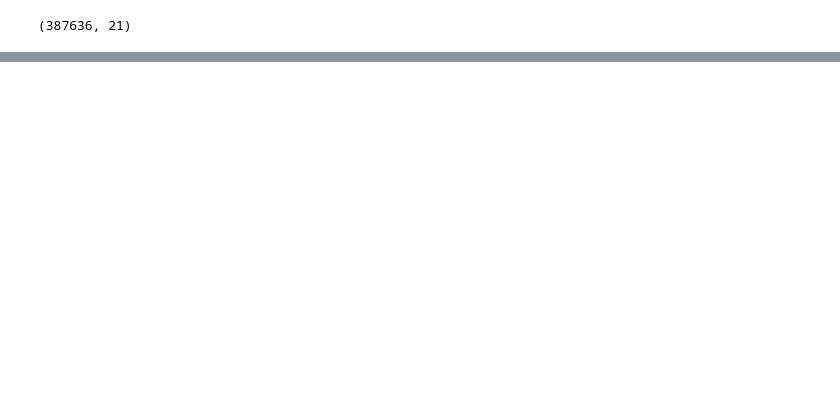
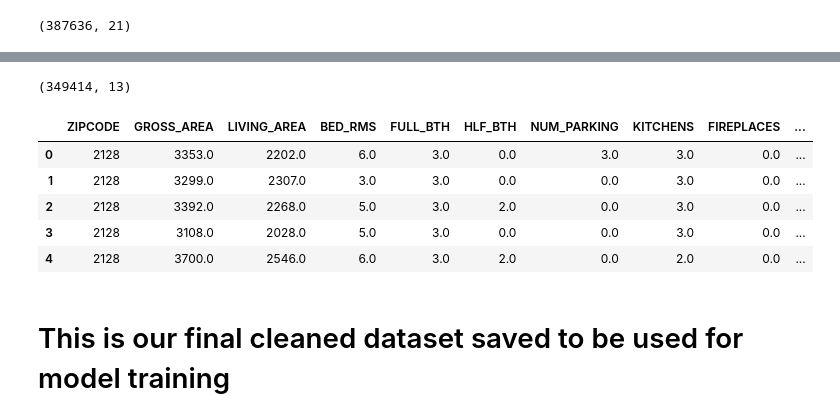
Before and after one commit to HarshaBeth/Boston-Area-Price-and-Crime-Prediction, a Jupyter notebook: backend/notebooks/price_prediction_data_vis_and_cleaning.ipynb, the cells around one changed output, grey strips where cells are left out. Drawn from its saved outputs; the diff is of its cells as text; code cells hidden in the pictures; blank space fills up the shorter version.

```diff
--- a/backend/notebooks/price_prediction_data_vis_and_cleaning.ipynb
+++ b/backend/notebooks/price_prediction_data_vis_and_cleaning.ipynb
@@ -375,0 +596,33 @@ clean_combined_price_data.to_csv('../datasets/price_datasets/cleaned_combined_pr
+# %%
+keep_cols = [
+    'ZIPCODE',
+    'GROSS_AREA',
+    'LIVING_AREA',
+    'BED_RMS',
+    'FULL_BTH',
+    'HLF_BTH',
+    'NUM_PARKING',
+    'KITCHENS',
+    'FIREPLACES',
+    'KITCHEN_TYPE',
+    'HEAT_TYPE',
+    'AC_TYPE',
+    'TOTAL_VALUE'  # target
+]
+
+clean_combined_price_data = clean_combined_price_data[keep_cols]
+# %%
+clean_combined_price_data.shape
+# %% [output]
+(349414, 13)
+# %%
+clean_combined_price_data.head()
+# %% [output]
+|  | ZIPCODE | GROSS_AREA | LIVING_AREA | BED_RMS | FULL_BTH | HLF_BTH | NUM_PARKING | KITCHENS | FIREPLACES | ... |
+| 0 | 2128 | 3353.0 | 2202.0 | 6.0 | 3.0 | 0.0 | 3.0 | 3.0 | 0.0 | ... |
+| 1 | 2128 | 3299.0 | 2307.0 | 3.0 | 3.0 | 0.0 | 0.0 | 3.0 | 0.0 | ... |
+| 2 | 2128 | 3392.0 | 2268.0 | 5.0 | 3.0 | 2.0 | 0.0 | 3.0 | 0.0 | ... |
+| 3 | 2128 | 3108.0 | 2028.0 | 5.0 | 3.0 | 0.0 | 0.0 | 3.0 | 0.0 | ... |
+| 4 | 2128 | 3700.0 | 2546.0 | 6.0 | 3.0 | 2.0 | 0.0 | 2.0 | 0.0 | ... |
+# %% [markdown]
+# This is our final cleaned dataset saved to be used for model training
```
Also changed, not shown: parts of 23 cells of this notebook, 13 other files.
